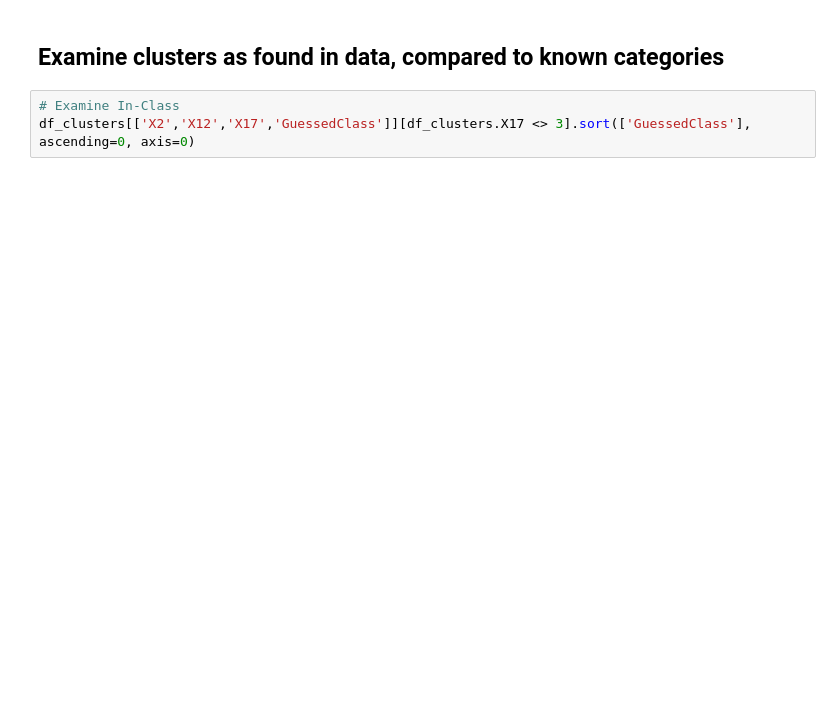
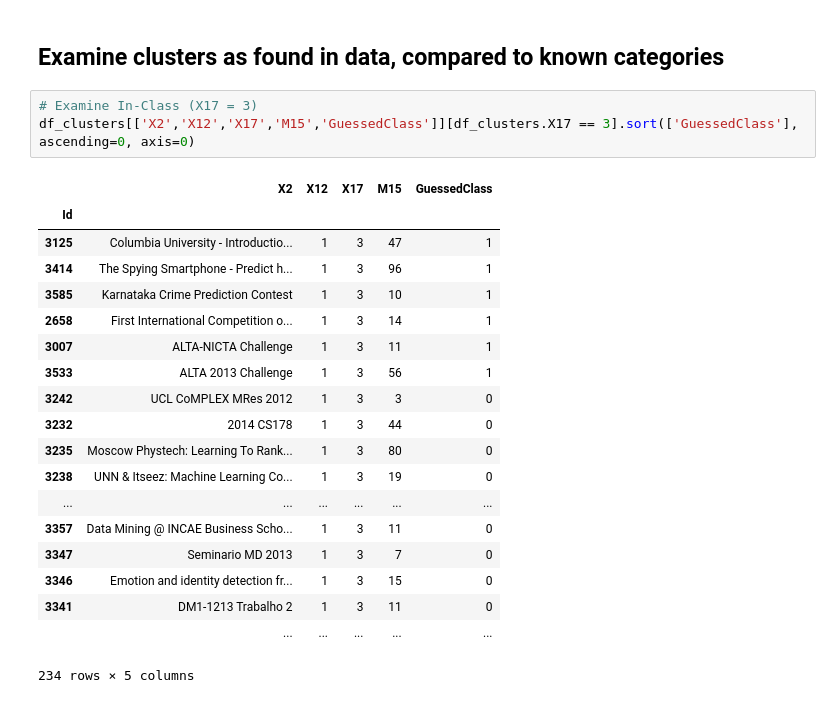
Before and after one commit to rjrest/comp-clustering, a Jupyter notebook: run_cluster.ipynb, the cells around one changed output. Drawn from its saved outputs; the diff is of its cells as text; blank space fills up the shorter version.

```diff
--- a/run_cluster.ipynb
+++ b/run_cluster.ipynb
@@ -652,5 +698,25 @@ plt.legend(loc="best")
 # %% [markdown]
 ## Examine clusters as found in data, compared to known categories
 # %%
-# Examine In-Class
-df_clusters[['X2','X12','X17','GuessedClass']][df_clusters.X17 <> 3].sort(['GuessedClass'], ascending=0, axis=0)
+# Examine In-Class (X17 = 3)
+df_clusters[['X2','X12','X17','M15','GuessedClass']][df_clusters.X17 == 3].sort(['GuessedClass'], ascending=0, axis=0)
+# %% [output]
+|  | X2 | X12 | X17 | M15 | GuessedClass |
+| Id |  |  |  |  |  |
+| 3125 | Columbia University - Introductio... | 1 | 3 | 47 | 1 |
+| 3414 | The Spying Smartphone - Predict h... | 1 | 3 | 96 | 1 |
+| 3585 | Karnataka Crime Prediction Contest | 1 | 3 | 10 | 1 |
+| 2658 | First International Competition o... | 1 | 3 | 14 | 1 |
+| 3007 | ALTA-NICTA Challenge | 1 | 3 | 11 | 1 |
+| 3533 | ALTA 2013 Challenge | 1 | 3 | 56 | 1 |
+| 3242 | UCL CoMPLEX MRes 2012 | 1 | 3 | 3 | 0 |
+| 3232 | 2014 CS178 | 1 | 3 | 44 | 0 |
+| 3235 | Moscow Phystech: Learning To Rank... | 1 | 3 | 80 | 0 |
+| 3238 | UNN & Itseez: Machine Learning Co... | 1 | 3 | 19 | 0 |
+| ... | ... | ... | ... | ... | ... |
+| 3357 | Data Mining @ INCAE Business Scho... | 1 | 3 | 11 | 0 |
+| 3347 | Seminario MD 2013 | 1 | 3 | 7 | 0 |
+| 3346 | Emotion and identity detection fr... | 1 | 3 | 15 | 0 |
+| 3341 | DM1-1213 Trabalho 2 | 1 | 3 | 11 | 0 |
+|  | ... | ... | ... | ... | ... |
+234 rows × 5 columns
```
Also changed, not shown: parts of 11 cells of this notebook.
